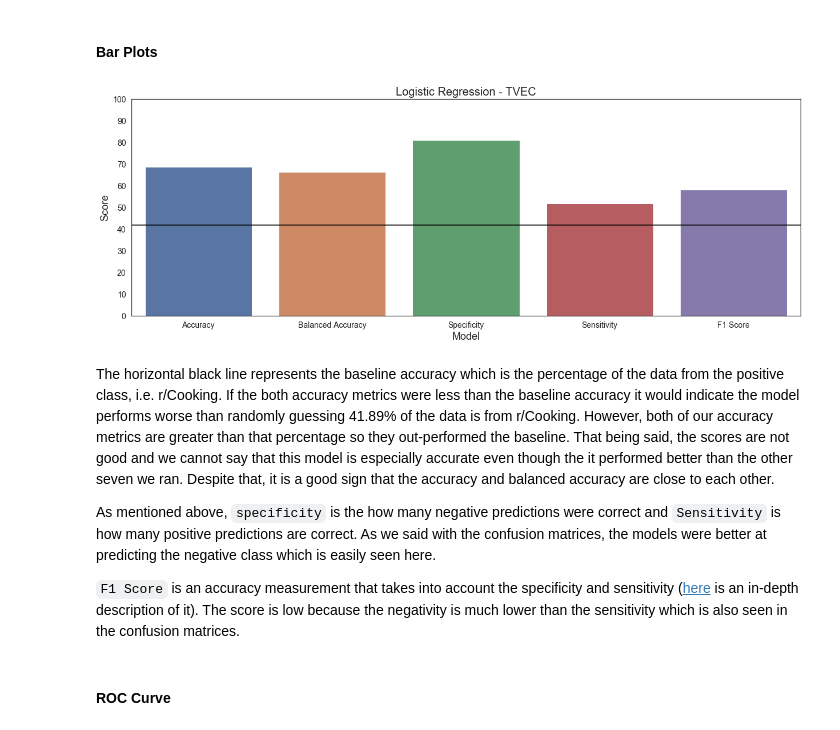
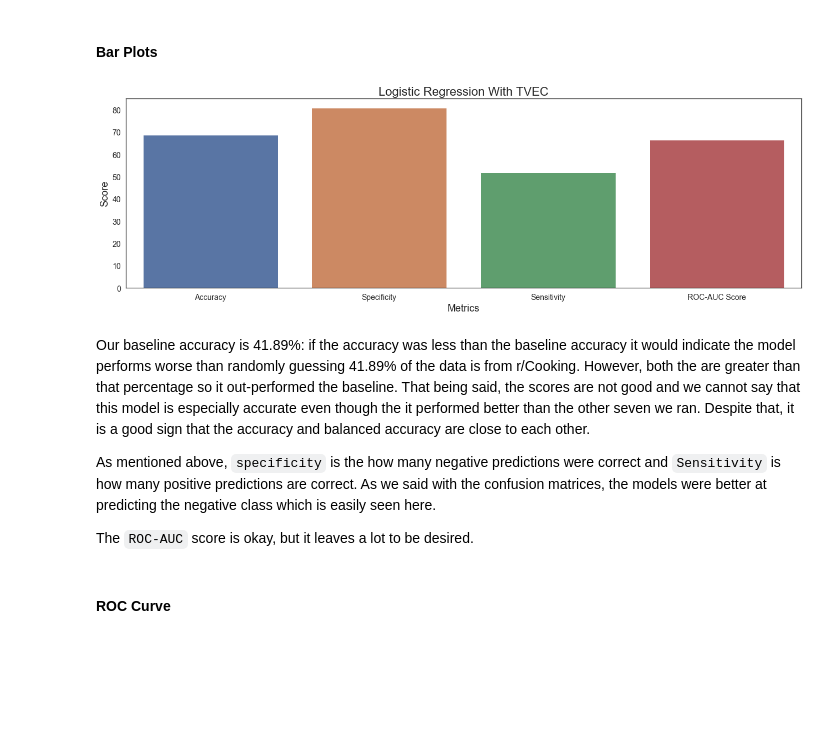
Before and after one commit to a-bergman/Reddit-Post-Classification, a Jupyter notebook: Code/Preprocessing & Modeling.ipynb, the cells around one changed output. Drawn from its saved outputs; the diff is of its cells as text; code cells hidden in the pictures; blank space fills up the shorter version.

Commit message:
updated metrics & added custom modules

```diff
--- a/Code/Preprocessing & Modeling.ipynb
+++ b/Code/Preprocessing & Modeling.ipynb
@@ -1190,26 +1044,16 @@ tvec_accuracy          = [accuracy_score(y_test, tvec_lr_preds),
                           accuracy_score(y_test, tvec_rf_preds),
                           accuracy_score(y_test, tvec_xgbc_preds)]
 
-tvec_balanced_accuracy = [balanced_accuracy_score(y_test, tvec_lr_preds),
-                          balanced_accuracy_score(y_test, tvec_svc_preds),
-                          balanced_accuracy_score(y_test, tvec_rf_preds),
-                          balanced_accuracy_score(y_test, tvec_xgbc_preds)]
-
-tvec_specificity       = [specificity(y_test, tvec_lr_preds),
-                          specificity(y_test, tvec_svc_preds),
-                          specificity(y_test, tvec_rf_preds),
-                          specificity(y_test, tvec_xgbc_preds)]
+tvec_specificity       = [metrics.specificity(y_test, tvec_lr_preds),
+                          metrics.specificity(y_test, tvec_svc_preds),
+                          metrics.specificity(y_test, tvec_rf_preds),
+                          metrics.specificity(y_test, tvec_xgbc_preds)]
 
 tvec_sensitivity       = [recall_score(y_test, tvec_lr_preds),
                           recall_score(y_test, tvec_svc_preds),
                           recall_score(y_test, tvec_rf_preds),
                           recall_score(y_test, tvec_xgbc_preds)]
 
-tvec_f1_score          = [f1_score(y_test, tvec_lr_preds),
-                          f1_score(y_test, tvec_svc_preds),
-                          f1_score(y_test, tvec_rf_preds),
-                          f1_score(y_test, tvec_xgbc_preds)]
-
 tvec_rocauc_score      = [roc_auc_score(y_test, tvec_lr_preds),
                           roc_auc_score(y_test, tvec_svc_preds),
                           roc_auc_score(y_test, tvec_rf_preds),
@@ -1219,19 +1063,17 @@ tvec_rocauc_score      = [roc_auc_score(y_test, tvec_lr_preds),
 
 # A dataframe for the CVEC scores
 
-cvec_scores = pd.DataFrame(data    = [cvec_accuracy, cvec_balanced_accuracy,
-                                      cvec_specificity,cvec_sensitivity, cvec_f1_score],
+cvec_scores = pd.DataFrame(data    = [cvec_accuracy, cvec_specificity,
+                                      cvec_sensitivity, cvec_rocauc_score],
                            columns = ["Log. Reg.", "SVC", "Random Forest", "XGBoost"],
-                           index   = ["Accuracy", "Balanced Accuracy",
-                                      "Specificity", "Sensitivity", "F1 Score"])
+                           index   = ["Accuracy", "Specificity", "Sensitivity", "ROC-AUC Score"])
 
 # A dataframe for the TVEC scores
 
-tvec_scores = pd.DataFrame(data    = [tvec_accuracy, tvec_balanced_accuracy,
-                                      tvec_specificity, tvec_sensitivity, tvec_f1_score,],
+tvec_scores = pd.DataFrame(data    = [tvec_accuracy, tvec_specificity,
+                                      tvec_sensitivity, tvec_rocauc_score],
                            columns = ["Log. Reg.", "SVC", "Random Forest", "XGBoost"],
-                           index   = ["Accuracy", "Balanced Accuracy",
-                                      "Specificity", "Sensitivity", "F1 Score"])
+                           index   = ["Accuracy", "Specificity", "Sensitivity", "ROC-AUC Score"])
 # %%
 # Displaying the two dataframes side by side
 
@@ -1264,17 +1104,21 @@ We knew that our best model would be with the TFIDF vectorizer because the score
 # %% [markdown]
 #### Bar Plots
 # %%
-plot_scores(df     = tvec_scores*100,
-            column = "Log. Reg.",
-            label  = "Logistic Regression - TVEC")
+graphs.barplot(df     = tvec_scores*100,
+               x      = tvec_scores.index,
+               y      = "Log. Reg.",
+               title  = "Logistic Regression With TVEC",
+               label  = "Metrics",
+               ylabel = "Score",
+               dim    = (18,6))
 # %% [output]
-[figure, old version]
+[figure, new version]
 # %% [markdown]
-The horizontal black line represents the baseline accuracy which is the percentage of the data from the positive class, i.e. r/Cooking.  If the both accuracy metrics were less than the baseline accuracy it would indicate the model performs worse than randomly guessing 41.89% of the data is from r/Cooking.  However, both of our accuracy metrics are greater than that percentage so they out-performed the baseline.  That being said, the scores are not good and we cannot say that this model is especially accurate even though the it performed better than the other seven we ran.  Despite that, it is a good sign that the accuracy and balanced accuracy are close to each other.
+Our baseline accuracy is 41.89%: if the accuracy was less than the baseline accuracy it would indicate the model performs worse than randomly guessing 41.89% of the data is from r/Cooking.  However, both the are greater than that percentage so it out-performed the baseline.  That being said, the scores are not good and we cannot say that this model is especially accurate even though the it performed better than the other seven we ran.  Despite that, it is a good sign that the accuracy and balanced accuracy are close to each other.
 
 
 As mentioned above, `specificity` is the how many negative predictions were correct and `Sensitivity` is how many positive predictions are correct.  As we said with the confusion matrices, the models were better at predicting the negative class which is easily seen here.
 
-`F1 Score` is an accuracy measurement that takes into account the specificity and sensitivity ([here](https://en.wikipedia.org/wiki/F1_score) is an in-depth description of it).  The score is low because the negativity is much lower than the sensitivity which is also seen in the confusion matrices.
+The `ROC-AUC` score is okay, but it leaves a lot to be desired.
 # %% [markdown]
 #### ROC Curve
```
Also changed, not shown: parts of 49 cells of this notebook, 2 other files.
